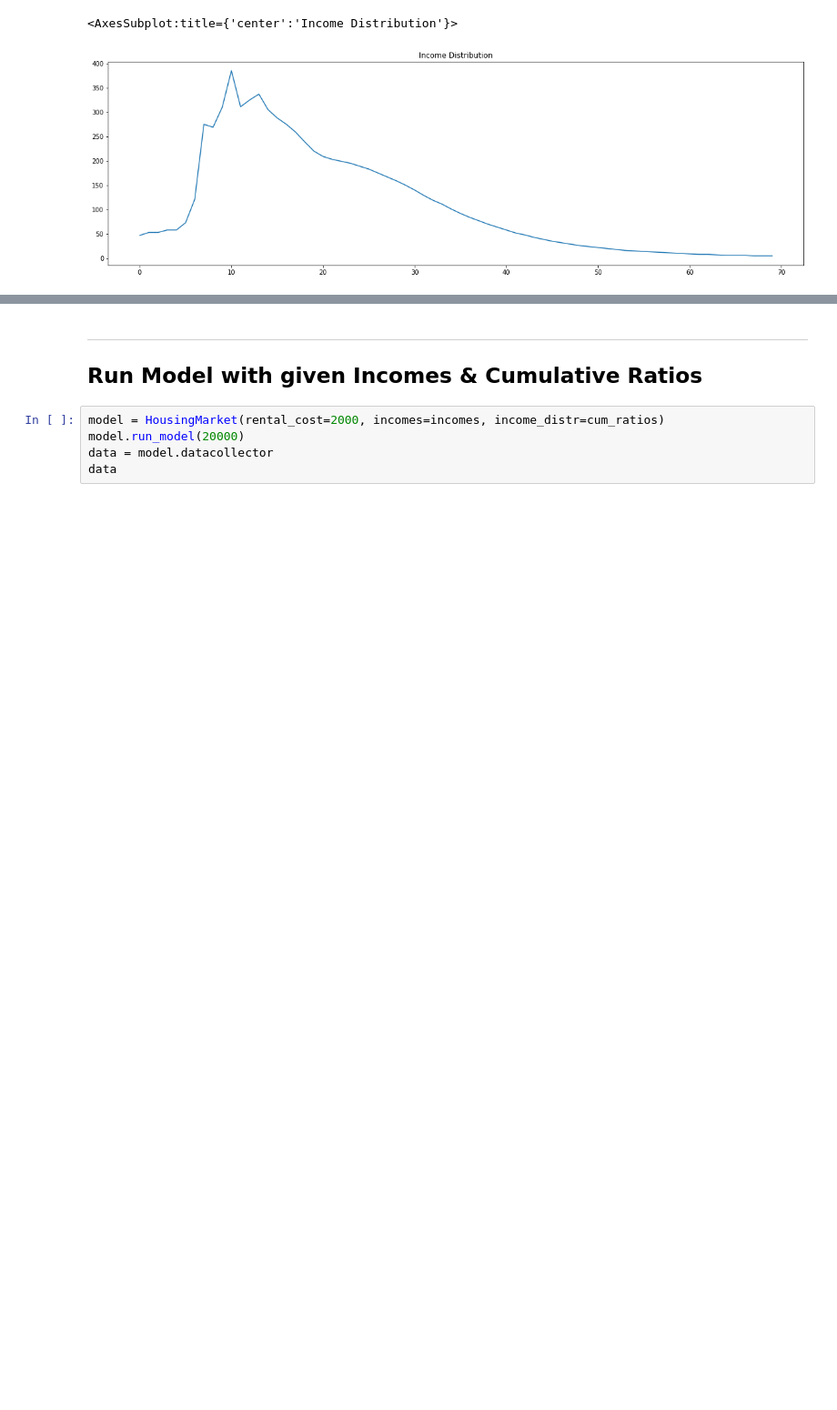
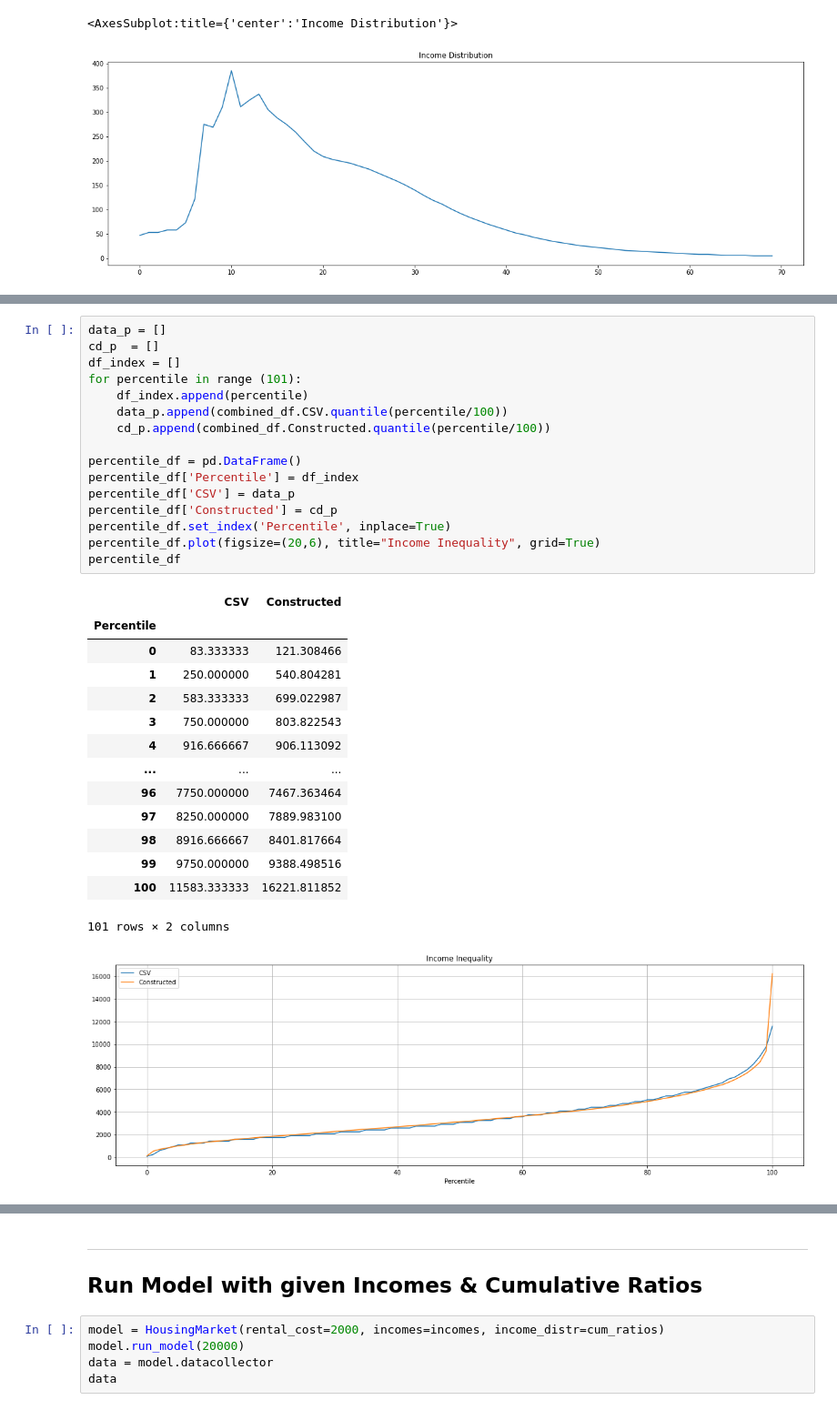
Before and after one commit to Caesar-blip/ABM, a Jupyter notebook: Income Distribution.ipynb, the cells around one changed output, grey strips where cells are left out. Shown at 91% size. Saved outputs shown, nothing was run; the diff lists cells and outputs as text; blank space fills up the shorter version.

```diff
--- a/Income Distribution.ipynb
+++ b/Income Distribution.ipynb
@@ -136,0 +108,32 @@ cum_ratios
+# %%
+data_p = []
+cd_p  = []
+df_index = []
+for percentile in range (101):
+    df_index.append(percentile)
+    data_p.append(combined_df.CSV.quantile(percentile/100))
+    cd_p.append(combined_df.Constructed.quantile(percentile/100))
+
+percentile_df = pd.DataFrame()
+percentile_df['Percentile'] = df_index
+percentile_df['CSV'] = data_p
+percentile_df['Constructed'] = cd_p
+percentile_df.set_index('Percentile', inplace=True)
+percentile_df.plot(figsize=(20,6), title="Income Inequality", grid=True)
+percentile_df
+# %% [output]
+|  | CSV | Constructed |
+| Percentile |  |  |
+| 0 | 83.333333 | 121.308466 |
+| 1 | 250.000000 | 540.804281 |
+| 2 | 583.333333 | 699.022987 |
+| 3 | 750.000000 | 803.822543 |
+| 4 | 916.666667 | 906.113092 |
+| ... | ... | ... |
+| 96 | 7750.000000 | 7467.363464 |
+| 97 | 8250.000000 | 7889.983100 |
+| 98 | 8916.666667 | 8401.817664 |
+| 99 | 9750.000000 | 9388.498516 |
+| 100 | 11583.333333 | 16221.811852 |
+101 rows × 2 columns
+[figure, added]
```
Also changed, not shown: parts of 30 cells of this notebook.
